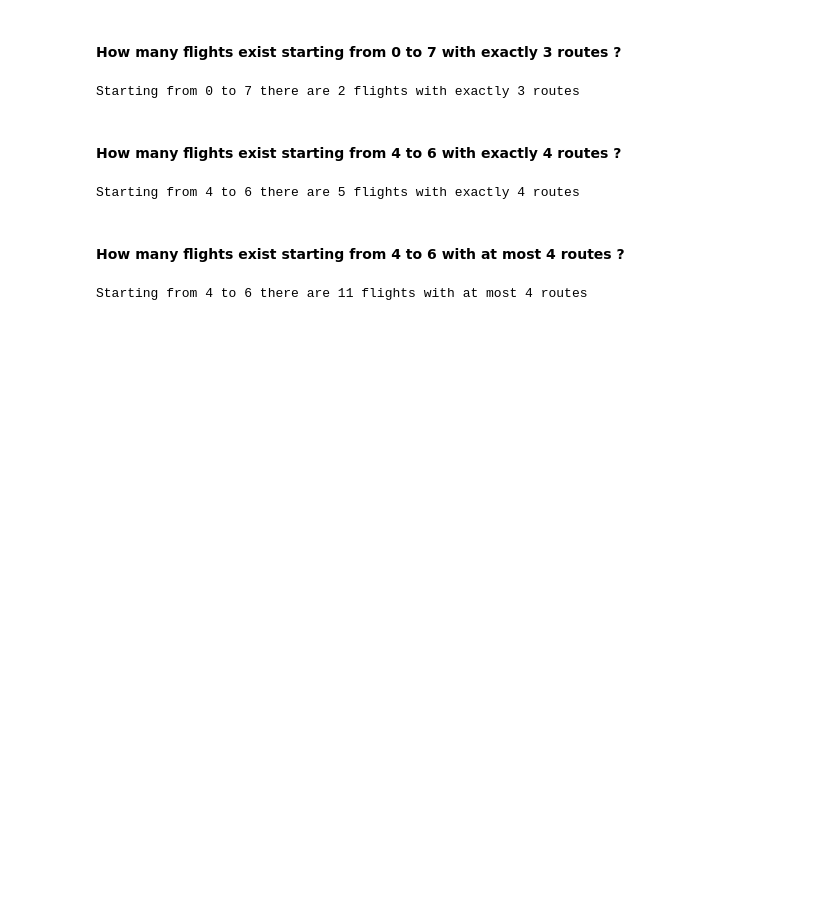
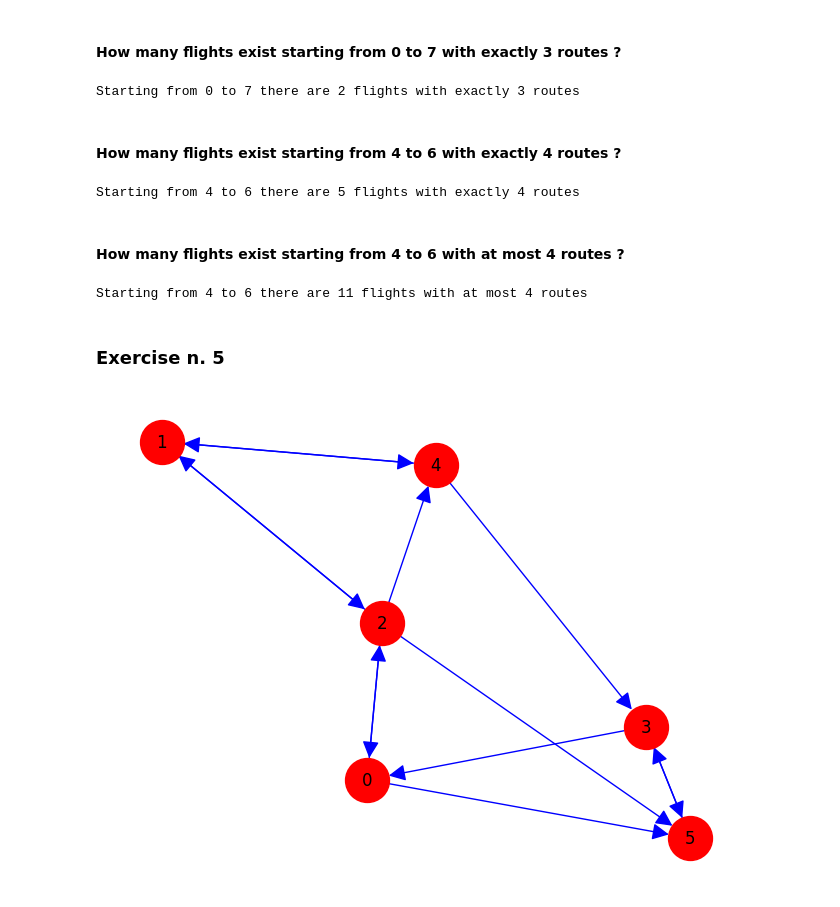
Before and after one commit to LeonardoSaccotelli/Numerical-Methods-For-Computer-Science, a Jupyter notebook: Numerical-Methods-Exercises/3-Matrix-Product-with-Applications/Matrix-Product-with-Applications.ipynb, the cells around one changed output. Cells and saved outputs as stored; diff of their text form; code cells hidden in the pictures; blank space fills up the shorter version.

Commit message:
Updated Matrix-Product-with-Applications.ipynb
Added Exercise n. 5 to the Application Section

```diff
--- a/Numerical-Methods-Exercises/3-Matrix-Product-with-Applications/Matrix-Product-with-Applications.ipynb
+++ b/Numerical-Methods-Exercises/3-Matrix-Product-with-Applications/Matrix-Product-with-Applications.ipynb
@@ -381,3 +381,12 @@ print("Starting from 4 to 6 there are {} flights with at most 4 routes".format(n
                                                                                n_flights(4, 6, 4, C)))
 # %% [output]
 Starting from 4 to 6 there are 11 flights with at most 4 routes
+# %% [markdown]
+### Exercise n. 5
+# %%
+airport_names = ['0', '1', '2', '3', '4', '5']
+flights = [('0','2'),('0','5'), ('1','2'),('1','4'), ('2','0'),('2','1'), ('2','4'),
+     ('2','5'),('3','0'), ('3','5'), ('4','1'),('4','3'), ('5','3')]
+G, C = create_airport_graph(airport_names, flights)
+# %% [output]
+[figure, added]
```
Also changed, not shown: parts of 18 cells of this notebook.
